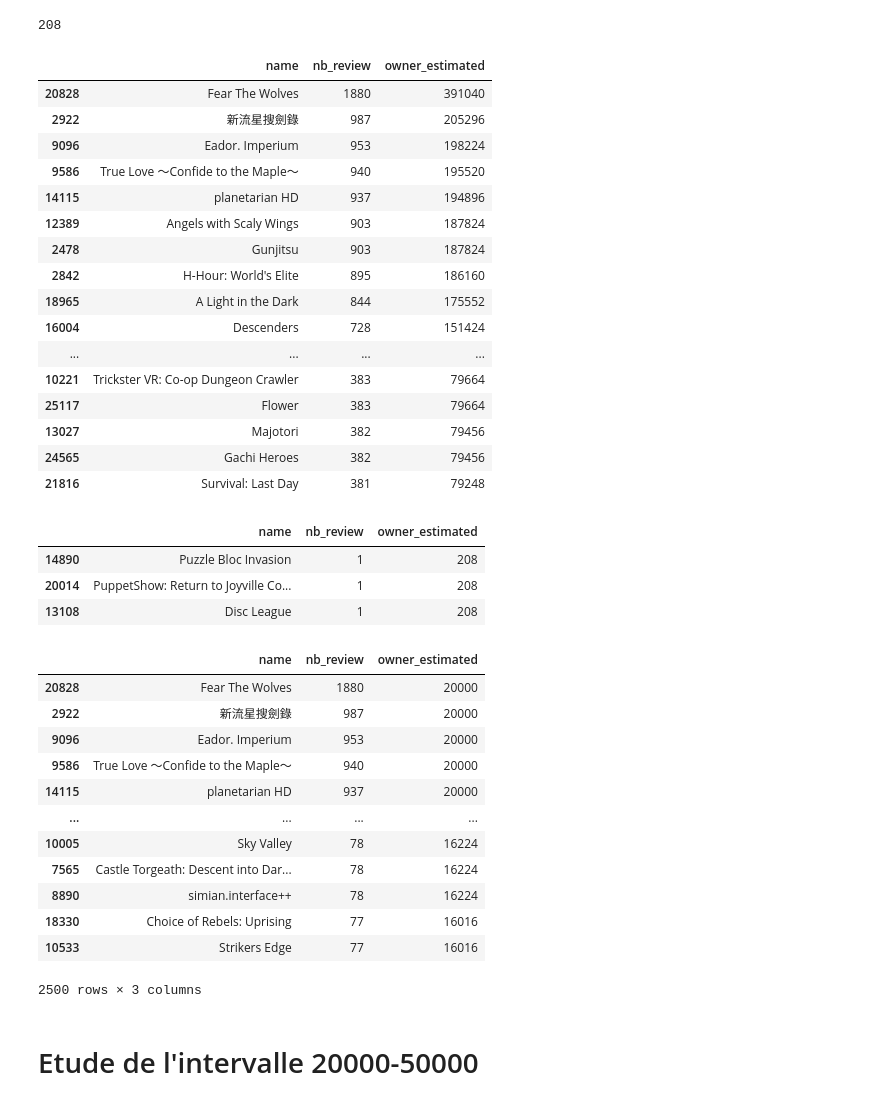
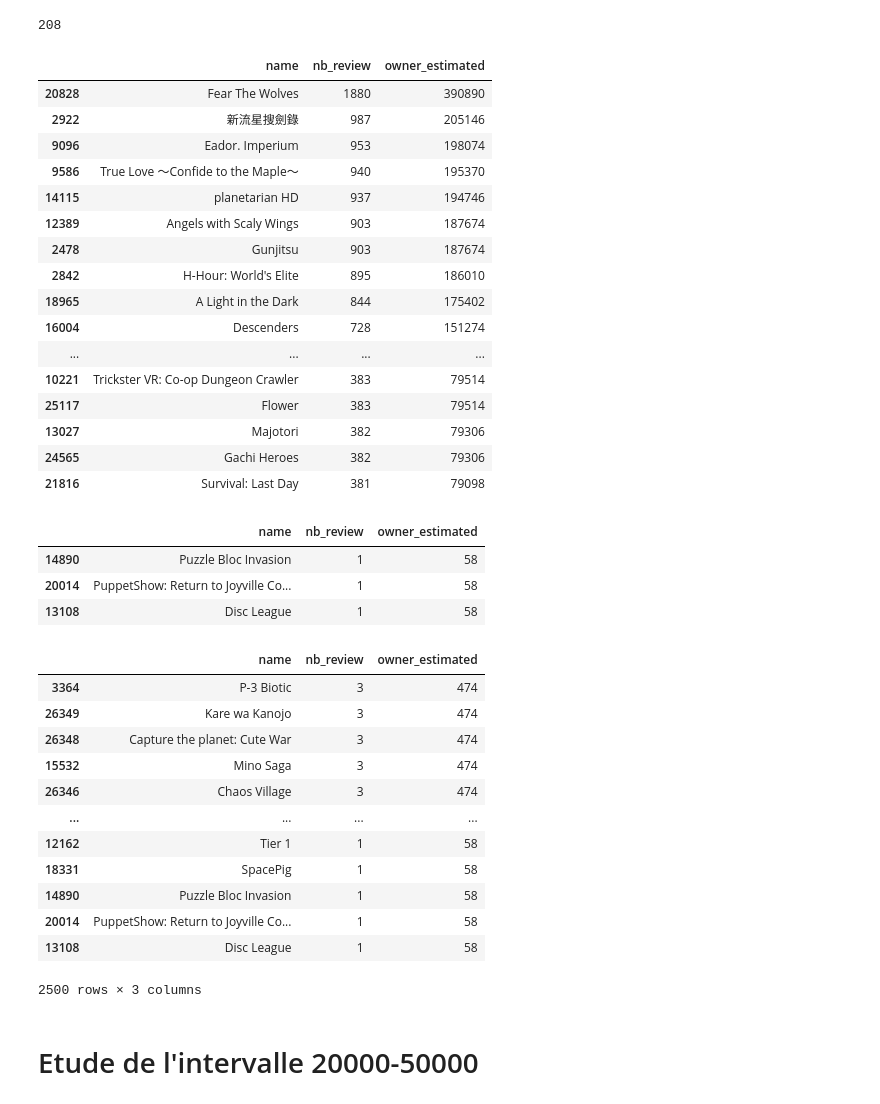
Before and after one commit to Rvanelven/steamator, a Jupyter notebook: notebooks/etienne_#10_cleaning_des_colonnes.ipynb, the cells around one changed output. Saved outputs shown, nothing was run; the diff lists cells and outputs as text; code cells hidden in the pictures.

```diff
--- a/notebooks/etienne_#10_cleaning_des_colonnes.ipynb
+++ b/notebooks/etienne_#10_cleaning_des_colonnes.ipynb
@@ -318,53 +297,53 @@ alpha
 # %% [output]
 208
 # %%
-new_data['owner_estimated'] = new_data['nb_review'] * alpha
+new_data['owner_estimated'] = new_data['nb_review'] * alpha - 150
 # %%
 new_data[['name', 'nb_review', 'owner_estimated']].head(150)
 # %% [output]
 |  | name | nb_review | owner_estimated |
-| 20828 | Fear The Wolves | 1880 | 391040 |
-| 2922 | 新流星搜劍錄 | 987 | 205296 |
-| 9096 | Eador. Imperium | 953 | 198224 |
-| 9586 | True Love ～Confide to the Maple～ | 940 | 195520 |
-| 14115 | planetarian HD | 937 | 194896 |
-| 12389 | Angels with Scaly Wings | 903 | 187824 |
-| 2478 | Gunjitsu | 903 | 187824 |
-| 2842 | H-Hour: World's Elite | 895 | 186160 |
-| 18965 | A Light in the Dark | 844 | 175552 |
-| 16004 | Descenders | 728 | 151424 |
+| 20828 | Fear The Wolves | 1880 | 390890 |
+| 2922 | 新流星搜劍錄 | 987 | 205146 |
+| 9096 | Eador. Imperium | 953 | 198074 |
+| 9586 | True Love ～Confide to the Maple～ | 940 | 195370 |
+| 14115 | planetarian HD | 937 | 194746 |
+| 12389 | Angels with Scaly Wings | 903 | 187674 |
+| 2478 | Gunjitsu | 903 | 187674 |
+| 2842 | H-Hour: World's Elite | 895 | 186010 |
+| 18965 | A Light in the Dark | 844 | 175402 |
+| 16004 | Descenders | 728 | 151274 |
 | ... | ... | ... | ... |
-| 10221 | Trickster VR: Co-op Dungeon Crawler | 383 | 79664 |
-| 25117 | Flower | 383 | 79664 |
-| 13027 | Majotori | 382 | 79456 |
-| 24565 | Gachi Heroes | 382 | 79456 |
-| 21816 | Survival: Last Day | 381 | 79248 |
+| 10221 | Trickster VR: Co-op Dungeon Crawler | 383 | 79514 |
+| 25117 | Flower | 383 | 79514 |
+| 13027 | Majotori | 382 | 79306 |
+| 24565 | Gachi Heroes | 382 | 79306 |
+| 21816 | Survival: Last Day | 381 | 79098 |
 # %%
 new_data[['name', 'nb_review', 'owner_estimated']].tail(3)
 # %% [output]
 |  | name | nb_review | owner_estimated |
-| 14890 | Puzzle Bloc Invasion | 1 | 208 |
-| 20014 | PuppetShow: Return to Joyville Co... | 1 | 208 |
-| 13108 | Disc League | 1 | 208 |
+| 14890 | Puzzle Bloc Invasion | 1 | 58 |
+| 20014 | PuppetShow: Return to Joyville Co... | 1 | 58 |
+| 13108 | Disc League | 1 | 58 |
 # %%
 condition = lambda x: 20000 if x > 20000 else x
 # %%
 new_data['owner_estimated'] = new_data.owner_estimated.apply(condition)
 # %%
-new_data[['name', 'nb_review', 'owner_estimated']].head(2500)
+new_data[['name', 'nb_review', 'owner_estimated']].tail(2500)
 # %% [output]
 |  | name | nb_review | owner_estimated |
-| 20828 | Fear The Wolves | 1880 | 20000 |
-| 2922 | 新流星搜劍錄 | 987 | 20000 |
-| 9096 | Eador. Imperium | 953 | 20000 |
-| 9586 | True Love ～Confide to the Maple～ | 940 | 20000 |
-| 14115 | planetarian HD | 937 | 20000 |
+| 3364 | P-3 Biotic | 3 | 474 |
+| 26349 | Kare wa Kanojo | 3 | 474 |
+| 26348 | Capture the planet: Cute War | 3 | 474 |
+| 15532 | Mino Saga | 3 | 474 |
+| 26346 | Chaos Village | 3 | 474 |
 | ... | ... | ... | ... |
-| 10005 | Sky Valley | 78 | 16224 |
-| 7565 | Castle Torgeath: Descent into Dar... | 78 | 16224 |
-| 8890 | simian.interface++ | 78 | 16224 |
-| 18330 | Choice of Rebels: Uprising | 77 | 16016 |
-| 10533 | Strikers Edge | 77 | 16016 |
+| 12162 | Tier 1 | 1 | 58 |
+| 18331 | SpacePig | 1 | 58 |
+| 14890 | Puzzle Bloc Invasion | 1 | 58 |
+| 20014 | PuppetShow: Return to Joyville Co... | 1 | 58 |
+| 13108 | Disc League | 1 | 58 |
 2500 rows × 3 columns
 # %% [markdown]
 # Etude de l'intervalle 20000-50000
```
Also changed, not shown: parts of 30 cells of this notebook, 3 other files.
